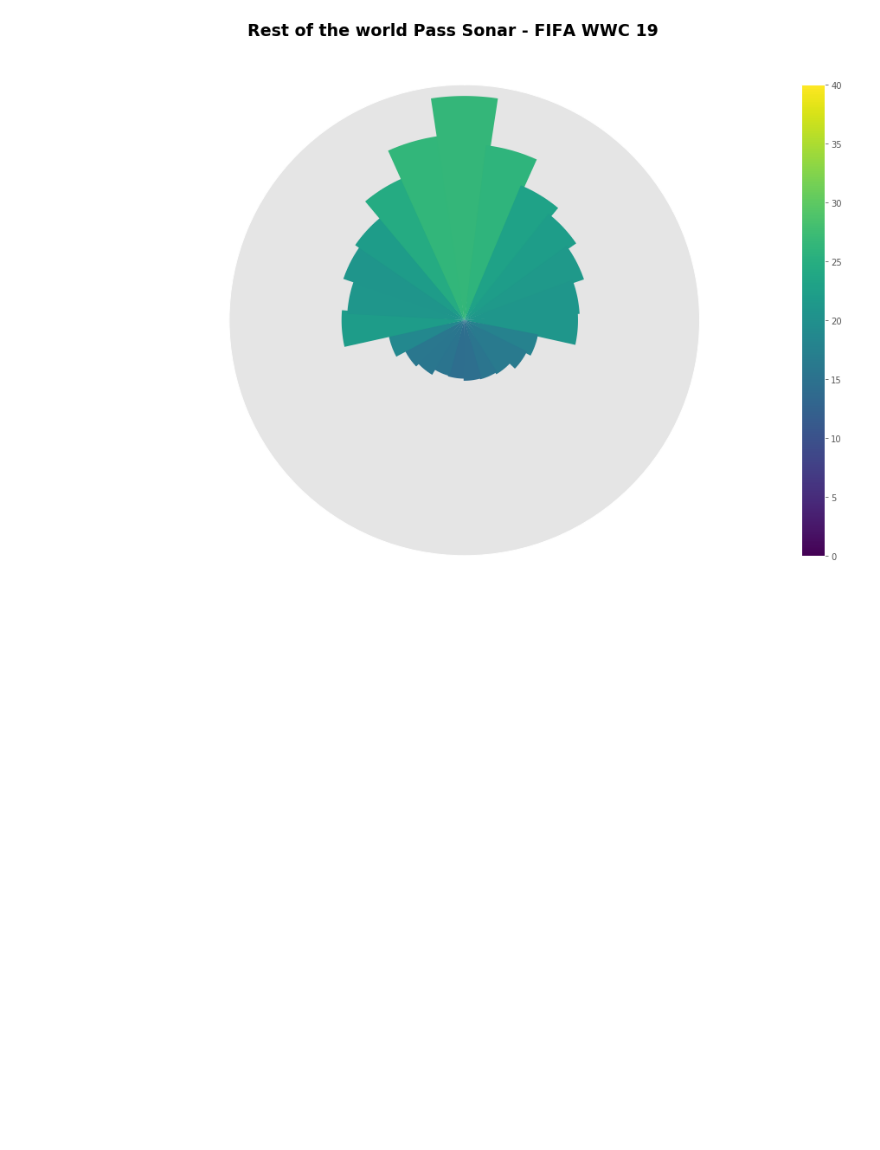
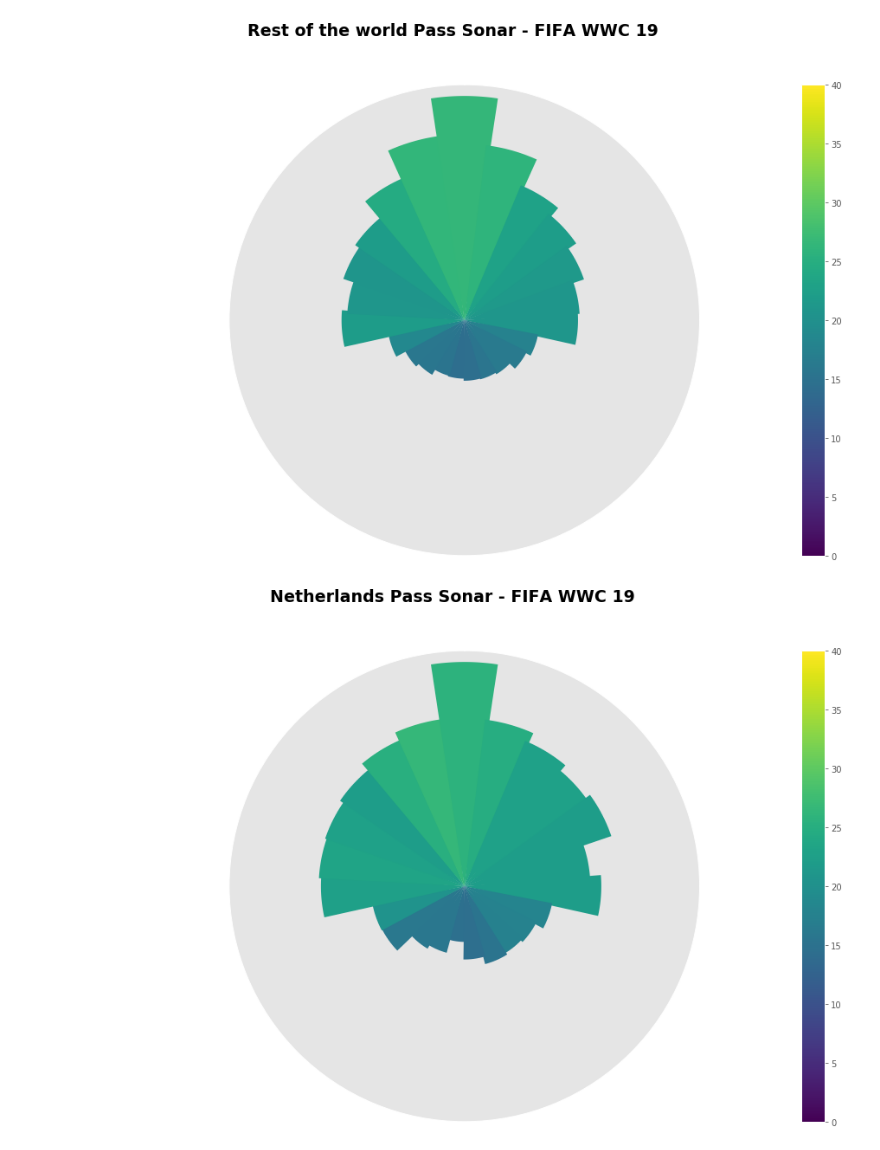
Before and after one commit to ReetBarik/Data-Science-Soccer-Analytics, a Jupyter notebook: Pass Sonar.ipynb, the cells around one changed output. Cells and saved outputs as stored; diff of their text form; code cells hidden in the pictures; blank space fills up the shorter version.

Commit message:
Pass Sonar of NED and SWE

```diff
--- a/Pass Sonar.ipynb
+++ b/Pass Sonar.ipynb
@@ -8,7 +8,7 @@ import matplotlib
 
 matplotlib.style.use("ggplot")
 # %%
-with open (r"open-data\data\matches\72\30.json", "r") as f:
+with open (r"data\matches\72\30.json", "r") as f:
 	obj = json.load(f)
 # %%
 mlist = []
@@ -22,7 +22,7 @@ mlist = [str(m) for m in mlist]
 mlist = [m+".json" for m in mlist]
 # %%
 for n in mlist:
-	file = "open-data/data/events" + "/" + n
+	file = "data/events" + "/" + n
 	with open (file, "r", encoding='utf-8-sig') as f:
 		obj = json.load(f)
 		objlist.append(obj)
@@ -110,3 +110,23 @@ fig.suptitle("Rest of the world Pass Sonar - FIFA WWC 19", fontsize = 19, fontwe
 plt.show()
 # %% [output]
 [figure]
+# %%
+result.loc[(result['team.id'] == 851),'team.name'] = 'Netherlands Women\'s'
+# %%
+fig, ax = plt.subplots(figsize=(15,10))
+
+norm = plt.Normalize(result["pass.length"].min(), 40)#result["pass.length"].max())
+cmap = plt.cm.viridis
+ar = np.array(result["pass.length"])
+sm = matplotlib.cm.ScalarMappable(cmap=cmap, norm=norm)
+sm.set_array([])
+cbar = fig.colorbar(sm, orientation="vertical", fraction=0.035, pad=0.01)
+
+
+Pass_Plotter(0, 'Netherlands Women\'s')
+fig.subplots_adjust(hspace = 0.6, wspace=0.1)
+ax.axis("off")
+fig.suptitle("Netherlands Pass Sonar - FIFA WWC 19", fontsize = 19, fontweight="bold")
+plt.show()
+# %% [output]
+[figure, added]
```
Also changed, not shown: parts of 2 cells of this notebook.
